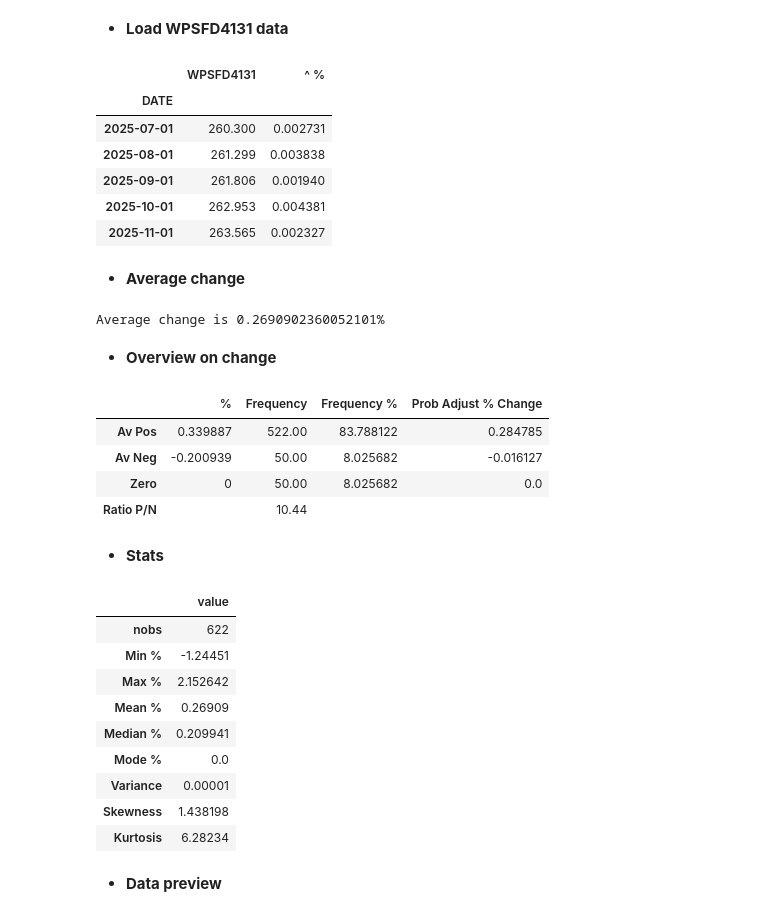
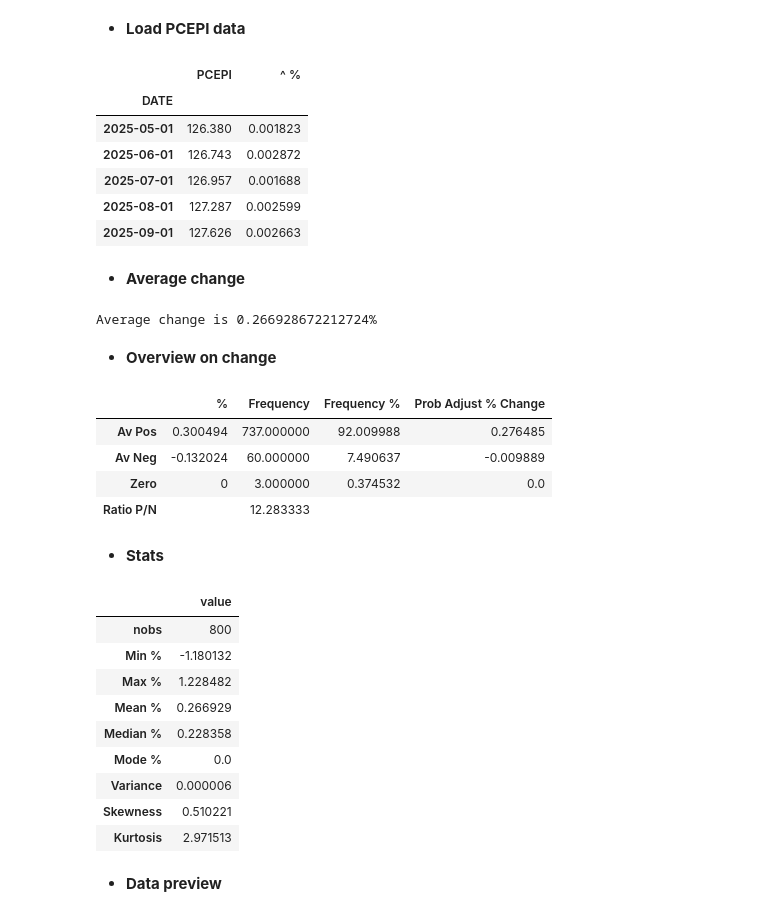
Before and after one commit to mod7ex/macro, a Jupyter notebook: Endogenous/PCE/PCEPI.ipynb, the cells around one changed output. Saved outputs shown, nothing was run; the diff lists cells and outputs as text; code cells hidden in the pictures.

```diff
--- a/Endogenous/PCE/PCEPI.ipynb
+++ b/Endogenous/PCE/PCEPI.ipynb
@@ -7,53 +6,53 @@ import plotly.express as px
 
 plt.style.use('Solarize_Light2')
 # %% [markdown]
-- **Load WPSFD4131 data**
+- **Load PCEPI data**
 # %%
-WPSFD4131_df = pd.read_csv('../data/WPSFD4131.csv')
+PCEPI_df = pd.read_csv('../data/PCEPI.csv')
 
-WPSFD4131_df['DATE'] = pd.to_datetime(WPSFD4131_df['DATE'])
-WPSFD4131_df.set_index('DATE', inplace=True)
+PCEPI_df['DATE'] = pd.to_datetime(PCEPI_df['DATE'])
+PCEPI_df.set_index('DATE', inplace=True)
 
-WPSFD4131_df['^ %'] = WPSFD4131_df['WPSFD4131'].pct_change()
+PCEPI_df['^ %'] = PCEPI_df['PCEPI'].pct_change()
 
-WPSFD4131_df.tail()
+PCEPI_df.tail()
 # %% [output]
-|  | WPSFD4131 | ^ % |
+|  | PCEPI | ^ % |
 | DATE |  |  |
-| 2025-07-01 | 260.300 | 0.002731 |
-| 2025-08-01 | 261.299 | 0.003838 |
-| 2025-09-01 | 261.806 | 0.001940 |
-| 2025-10-01 | 262.953 | 0.004381 |
-| 2025-11-01 | 263.565 | 0.002327 |
+| 2025-05-01 | 126.380 | 0.001823 |
+| 2025-06-01 | 126.743 | 0.002872 |
+| 2025-07-01 | 126.957 | 0.001688 |
+| 2025-08-01 | 127.287 | 0.002599 |
+| 2025-09-01 | 127.626 | 0.002663 |
 # %% [markdown]
 - **Average change**
 # %%
-print(f"Average change is {WPSFD4131_df['^ %'].mean() * 100}%")
+print(f"Average change is {PCEPI_df['^ %'].mean() * 100}%")
 # %% [output]
-Average change is 0.2690902360052101%
+Average change is 0.266928672212724%
 # %% [markdown]
 - **Overview on change**
 # %%
-positive_filter = WPSFD4131_df['^ %'] > 0
-negative_filter = WPSFD4131_df['^ %'] < 0
-zero_filter = WPSFD4131_df['^ %'] == 0
+positive_filter = PCEPI_df['^ %'] > 0
+negative_filter = PCEPI_df['^ %'] < 0
+zero_filter = PCEPI_df['^ %'] == 0
 
 # count
-total_items = len(WPSFD4131_df)
+total_items = len(PCEPI_df)
 
 # average change
 avg_change = [
-    WPSFD4131_df[positive_filter]['^ %'].mean(),
-    WPSFD4131_df[negative_filter]['^ %'].mean(),
+    PCEPI_df[positive_filter]['^ %'].mean(),
+    PCEPI_df[negative_filter]['^ %'].mean(),
     0,
     ""
 ]
 
 # frequency
 frequency = [
-    WPSFD4131_df[positive_filter]['^ %'].count(),
-    WPSFD4131_df[negative_filter]['^ %'].count(),
-    WPSFD4131_df[zero_filter]['^ %'].count()
+    PCEPI_df[positive_filter]['^ %'].count(),
+    PCEPI_df[negative_filter]['^ %'].count(),
+    PCEPI_df[zero_filter]['^ %'].count()
 ]
 frequency.append(frequency[0]/frequency[1])
 
@@ -73,10 +72,10 @@ pd.DataFrame({
 }, index=["Av Pos", "Av Neg", "Zero", "Ratio P/N"])
 # %% [output]
 |  | % | Frequency | Frequency % | Prob Adjust % Change |
-| Av Pos | 0.339887 | 522.00 | 83.788122 | 0.284785 |
-| Av Neg | -0.200939 | 50.00 | 8.025682 | -0.016127 |
-| Zero | 0 | 50.00 | 8.025682 | 0.0 |
-| Ratio P/N |  | 10.44 |  |  |
+| Av Pos | 0.300494 | 737.000000 | 92.009988 | 0.276485 |
+| Av Neg | -0.132024 | 60.000000 | 7.490637 | -0.009889 |
+| Zero | 0 | 3.000000 | 0.374532 | 0.0 |
+| Ratio P/N |  | 12.283333 |  |  |
 # %% [markdown]
 - **Stats**
 # %%
@@ -84,7 +83,7 @@ from scipy.stats import describe
 
 # Display the results
 
-stats = describe(WPSFD4131_df['^ %'].dropna().tolist())
+stats = describe(PCEPI_df['^ %'].dropna().tolist())
 pd.DataFrame(
     {
         'value': [
@@ -92,8 +91,8 @@ pd.DataFrame(
             stats.minmax[0] * 100,
             stats.minmax[1] * 100,
             stats.mean * 100,
-            WPSFD4131_df['^ %'].median() * 100,
-            WPSFD4131_df['^ %'].mode(dropna=True)[0] * 100,
+            PCEPI_df['^ %'].median() * 100,
+            PCEPI_df['^ %'].mode(dropna=True)[0] * 100,
             stats.variance,
             stats.skewness,
             stats.kurtosis
@@ -103,15 +102,15 @@ pd.DataFrame(
 )
 # %% [output]
 |  | value |
-| nobs | 622 |
-| Min % | -1.24451 |
-| Max % | 2.152642 |
-| Mean % | 0.26909 |
-| Median % | 0.209941 |
+| nobs | 800 |
+| Min % | -1.180132 |
+| Max % | 1.228482 |
+| Mean % | 0.266929 |
+| Median % | 0.228358 |
 | Mode % | 0.0 |
-| Variance | 0.00001 |
-| Skewness | 1.438198 |
-| Kurtosis | 6.28234 |
+| Variance | 0.000006 |
+| Skewness | 0.510221 |
+| Kurtosis | 2.971513 |
 # %% [markdown]
 - **Data preview**
 # %%
```
Also changed, not shown: parts of 6 cells of this notebook, 7 other files.
